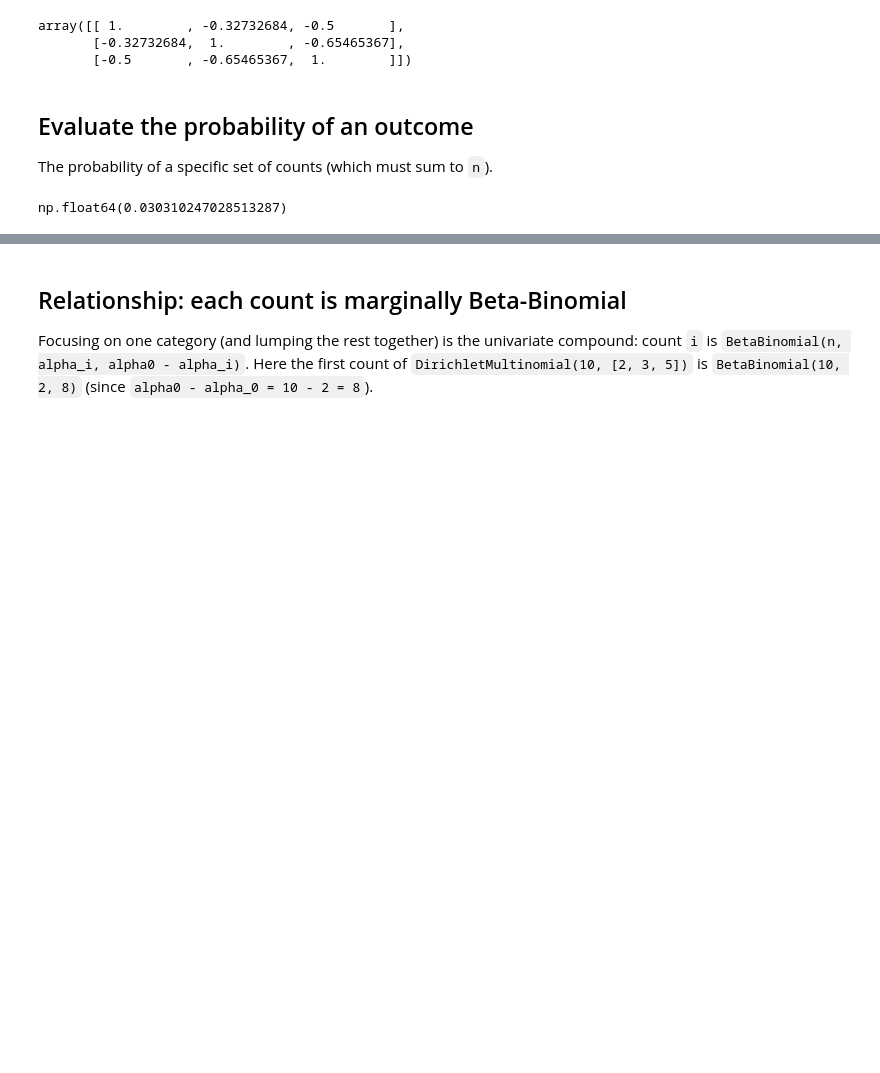
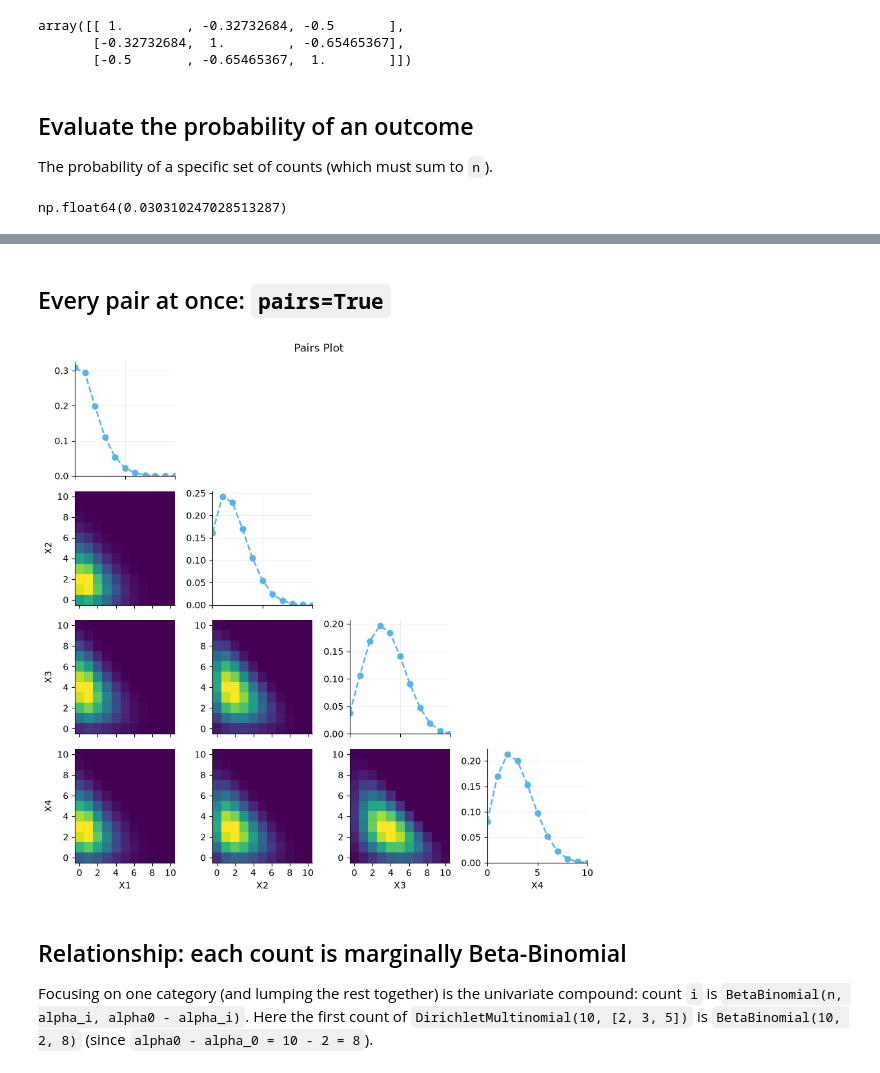
Before and after one commit to calpoly-symbulate/symbulate, a Jupyter notebook: team/new_distribution_demos/dirichlet_multinomial_demo.ipynb, the cells around one changed output, grey strips where cells are left out. Drawn from its saved outputs; the diff is of its cells as text; code cells hidden in the pictures; blank space fills up the shorter version.

```diff
--- a/team/new_distribution_demos/dirichlet_multinomial_demo.ipynb
+++ b/team/new_distribution_demos/dirichlet_multinomial_demo.ipynb
@@ -73,3 +86,9 @@ np.float64(0.030310247028513287)
+# %% [markdown]
+## Every pair at once: `pairs=True`
+# %%
+Y.plot(pairs=True)
+# %% [output]
+[figure, added]
 # %% [markdown]
 ## Relationship: each count is marginally Beta-Binomial
 
```
Also changed, not shown: parts of 7 cells of this notebook, 5 other files.
